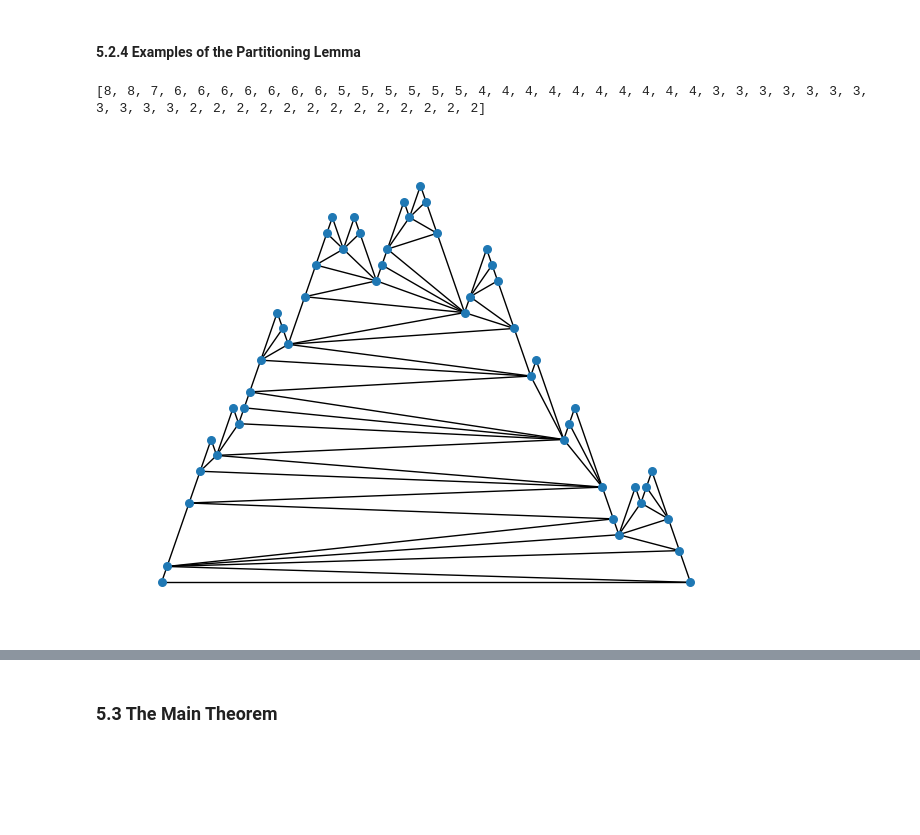
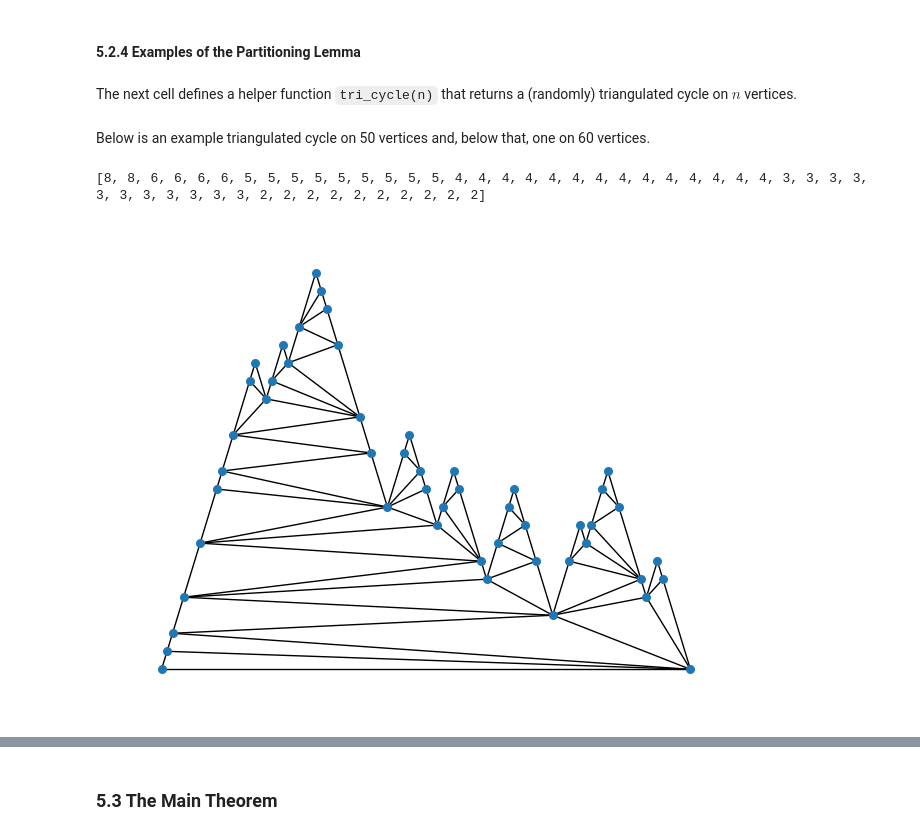
Before and after one commit to dancranston/graph-coloring-python, a Jupyter notebook: equitable-colorings.ipynb, the cells around one changed output, grey strips where cells are left out. Cells and saved outputs as stored; diff of their text form; code cells hidden in the pictures; blank space fills up the shorter version.

````diff
--- a/equitable-colorings.ipynb
+++ b/equitable-colorings.ipynb
@@ -1262,2 +1219,0 @@ D20000 = G.copy()
-# %%
-D20000_acoloring = acyclic_color_planar(D20000)[0]  # just keep the colors; drop the coordinates of the points
@@ -1376,7 +1360,7 @@ We emphasize that our algorithm can still run on planar graphs when $s$ is less
 # %% [markdown]
 **Contract**: Given a planar graph $G$ and an integer $s \ge 20$, the function ```equi_color_planar``` attempts to return an equitable $s$-coloring of $G$.  The function uses *heuristics* to look for the first 2 required independent sets (or they can be provided by the user).  If the function finds these sets (or they are provided), then it is guaranteed to succeed when $s\ge 61$.
 # %%
-def equi_color_planar(H: nx.Graph, s: int, iSets = None):
+def equi_color_planar(H: nx.Graph, s: int, iSets = None) -> dict:
     # H is a planar graph and we want to construct an equitable s-coloring of H
 
     G = H.copy()
@@ -1415,8 +1399,6 @@ def equi_color_planar(H: nx.Graph, s: int, iSets = None):
         for x in I_0:
             G_prime.remove_node(x)
         I_1 = prune_set(max_indSet_any(G_prime, w_1), I_1_size, w_1)
-
-    # TODO: allow for the possibility that w_1 is in I_0
 
     for x in I_0:
         coloring[x] = 0
@@ -1692,4 +1674,6 @@ def neartriangulate_oplanar (G0: nx.Graph) -> nx.Graph:
 # %% [markdown]
 #### 5.2.2 Examples of Triangulating Outerplanar Graphs
 # %%
+rng = np.random.default_rng(4)
 tree50 = random_tree(50)
+nx.draw(tree50, node_size=40)
@@ -2010,8 +1990,10 @@ def equi_forest_oplanar(G0: nx.Graph) -> dict:  # This implements the Partitioni
     return foresting, pos, vert_order
 # %% [markdown]
 #### 5.2.4 Examples of the Partitioning Lemma
+# %% [markdown]
+The next cell defines a helper function ```tri_cycle(n)``` that returns a (randomly) triangulated cycle on $n$ vertices.
 # %%
-def tri_cycle(n:int):
+def tri_cycle(n:int) -> nx.Graph:
     G = nx.cycle_graph(n)
     input_cycle = list(G.nodes)
 
@@ -2030,14 +2012,17 @@ def tri_cycle(n:int):
 
     tri_recurse(input_cycle)
     return G
+# %% [markdown]
+Below is an example triangulated cycle on 50 vertices and, below that, one on 60 vertices.
 # %%
+rng = np.random.default_rng(57)
 G50 = tri_cycle(50)
-is_planar, embedding = nx.check_planarity(G40)
+is_planar, embedding = nx.check_planarity(G50)
 pos = nx.combinatorial_embedding_to_pos(embedding)
-nx.draw(G40, pos = pos, node_size = 30)
-deg_list = sorted([d for v,d in G40.degree], reverse = True)
+nx.draw(G50, pos = pos, node_size = 30)
+deg_list = sorted([d for v,d in G50.degree], reverse = True)
 print(deg_list)
 # %% [output]
-[8, 8, 7, 6, 6, 6, 6, 6, 6, 6, 5, 5, 5, 5, 5, 5, 4, 4, 4, 4, 4, 4, 4, 4, 4, 4, 3, 3, 3, 3, 3, 3, 3, 3, 3, 3, 3, 2, 2, 2, 2, 2, 2, 2, 2, 2, 2, 2, 2, 2]
+[8, 8, 6, 6, 6, 6, 5, 5, 5, 5, 5, 5, 5, 5, 5, 4, 4, 4, 4, 4, 4, 4, 4, 4, 4, 4, 4, 4, 4, 3, 3, 3, 3, 3, 3, 3, 3, 3, 3, 3, 2, 2, 2, 2, 2, 2, 2, 2, 2, 2]
-[figure, old version]
+[figure, new version]
 # %%
````
Also changed, not shown: parts of 38 cells of this notebook.
